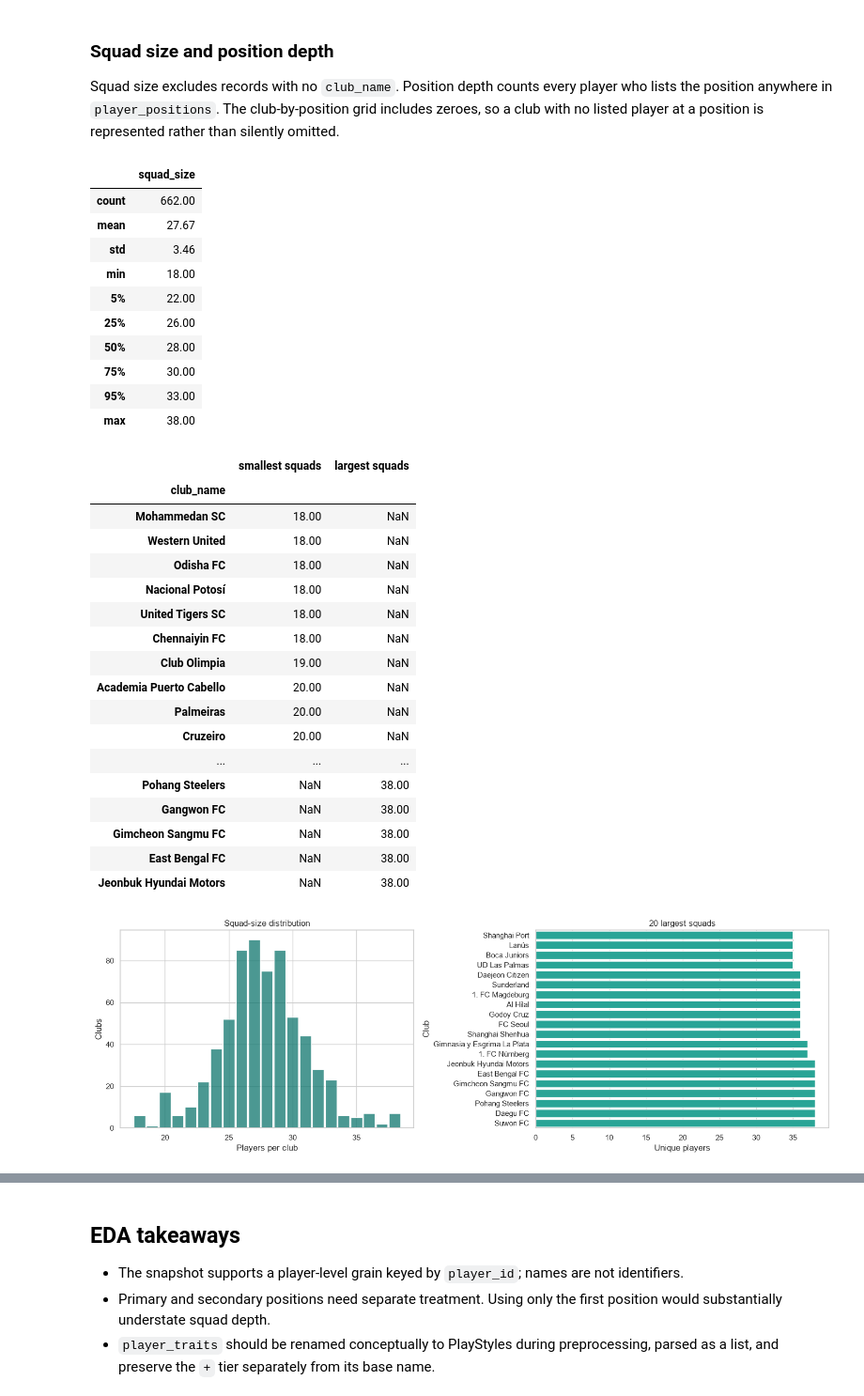
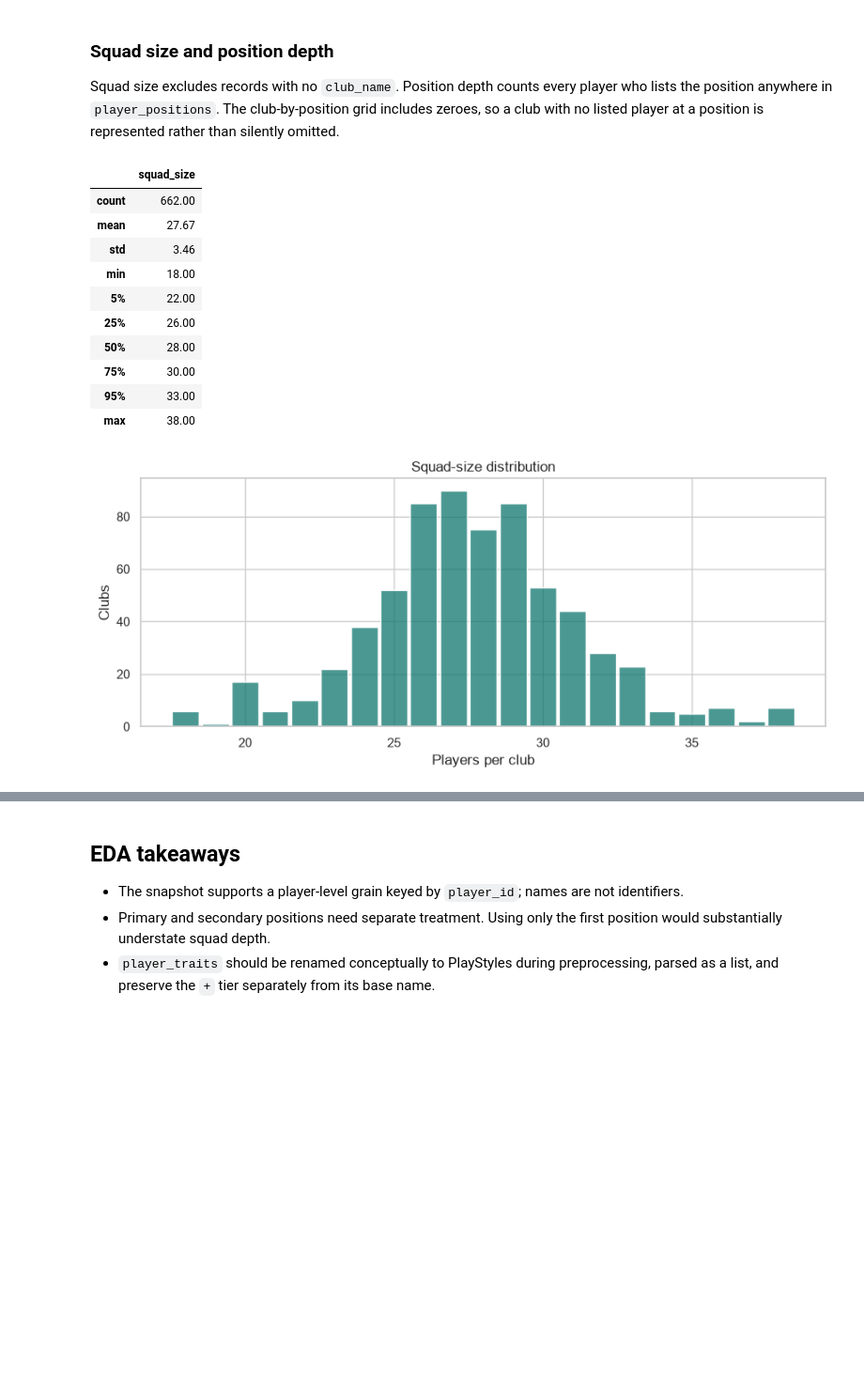
Before and after one commit to brandonwu694/EA_FC_CM_Recommender, a Jupyter notebook: notebooks/fc26_player_eda.ipynb, the cells around one changed output, grey strips where cells are left out. Shown at 94% size. Saved outputs shown, nothing was run; the diff lists cells and outputs as text; code cells hidden in the pictures; blank space fills up the shorter version.

```diff
--- a/notebooks/fc26_player_eda.ipynb
+++ b/notebooks/fc26_player_eda.ipynb
@@ -18,10 +18,10 @@ import matplotlib.pyplot as plt
 import numpy as np
 import pandas as pd
 import seaborn as sns
-from IPython.display import display
+from IPython.display import HTML, display
 
 pd.set_option("display.max_columns", 120)
-pd.set_option("display.max_rows", 120)
+pd.set_option("display.max_rows", 20)
 pd.set_option("display.float_format", lambda value: f"{value:,.2f}")
 sns.set_theme(style="whitegrid", context="notebook")
 
@@ -557,50 +511,48 @@ plt.show()
 
 Squad size excludes records with no `club_name`. Position depth counts every player who lists the position anywhere in `player_positions`. The club-by-position grid includes zeroes, so a club with no listed player at a position is represented rather than silently omitted.
 # %%
-squad_sizes = players.dropna(subset=["club_name"]).groupby("club_name")["player_id"].nunique().sort_values()
-display(squad_sizes.describe(percentiles=[0.05, 0.25, 0.5, 0.75, 0.95]).to_frame("squad_size"))
-display(pd.concat([squad_sizes.head(10).rename("smallest squads"), squad_sizes.tail(10).rename("largest squads")], axis=1))
+squad_sizes = (
+    players.dropna(subset=["club_name"])
+    .groupby("club_name")["player_id"]
+    .nunique()
+    .sort_values()
+)
+display(
+    squad_sizes.describe(percentiles=[0.05, 0.25, 0.5, 0.75, 0.95])
+    .to_frame("squad_size")
+)
 
-fig, axes = plt.subplots(1, 2, figsize=(15, 5))
-squad_size_frame = squad_sizes.rename("squad_size").rename_axis("club_name").reset_index()
-sns.histplot(data=squad_size_frame, x="squad_size", discrete=True, shrink=0.9, color="#0f766e", ax=axes[0])
-axes[0].set(title="Squad-size distribution", xlabel="Players per club", ylabel="Clubs")
-largest_squads = squad_size_frame.nlargest(20, "squad_size").sort_values("squad_size")
-sns.barplot(data=largest_squads, x="squad_size", y="club_name", color="#14b8a6", ax=axes[1])
-axes[1].set(title="20 largest squads", xlabel="Unique players", ylabel="Club")
+squad_size_frame = (
+    squad_sizes.rename("squad_size")
+    .rename_axis("club_name")
+    .reset_index()
+)
+plt.figure(figsize=(9, 4))
+sns.histplot(
+    data=squad_size_frame,
+    x="squad_size",
+    discrete=True,
+    shrink=0.9,
+    color="#0f766e",
+)
+plt.title("Squad-size distribution")
+plt.xlabel("Players per club")
+plt.ylabel("Clubs")
 plt.tight_layout()
 plt.show()
 # %% [output]
 |  | squad_size |
 | count | 662.00 |
 | mean | 27.67 |
 | std | 3.46 |
 | min | 18.00 |
 | 5% | 22.00 |
 | 25% | 26.00 |
 | 50% | 28.00 |
 | 75% | 30.00 |
 | 95% | 33.00 |
 | max | 38.00 |
-|  | smallest squads | largest squads |
-| club_name |  |  |
-| Mohammedan SC | 18.00 | NaN |
-| Western United | 18.00 | NaN |
-| Odisha FC | 18.00 | NaN |
-| Nacional Potosí | 18.00 | NaN |
-| United Tigers SC | 18.00 | NaN |
-| Chennaiyin FC | 18.00 | NaN |
-| Club Olimpia | 19.00 | NaN |
-| Academia Puerto Cabello | 20.00 | NaN |
-| Palmeiras | 20.00 | NaN |
-| Cruzeiro | 20.00 | NaN |
-| ... | ... | ... |
-| Pohang Steelers | NaN | 38.00 |
-| Gangwon FC | NaN | 38.00 |
-| Gimcheon Sangmu FC | NaN | 38.00 |
-| East Bengal FC | NaN | 38.00 |
-| Jeonbuk Hyundai Motors | NaN | 38.00 |
-[figure, old version]
+[figure, new version]
 # %%
 club_positions = (
     players.loc[players["club_name"].notna(), ["player_id", "club_name", "player_positions"]]
```
Also changed, not shown: parts of 11 cells of this notebook.
